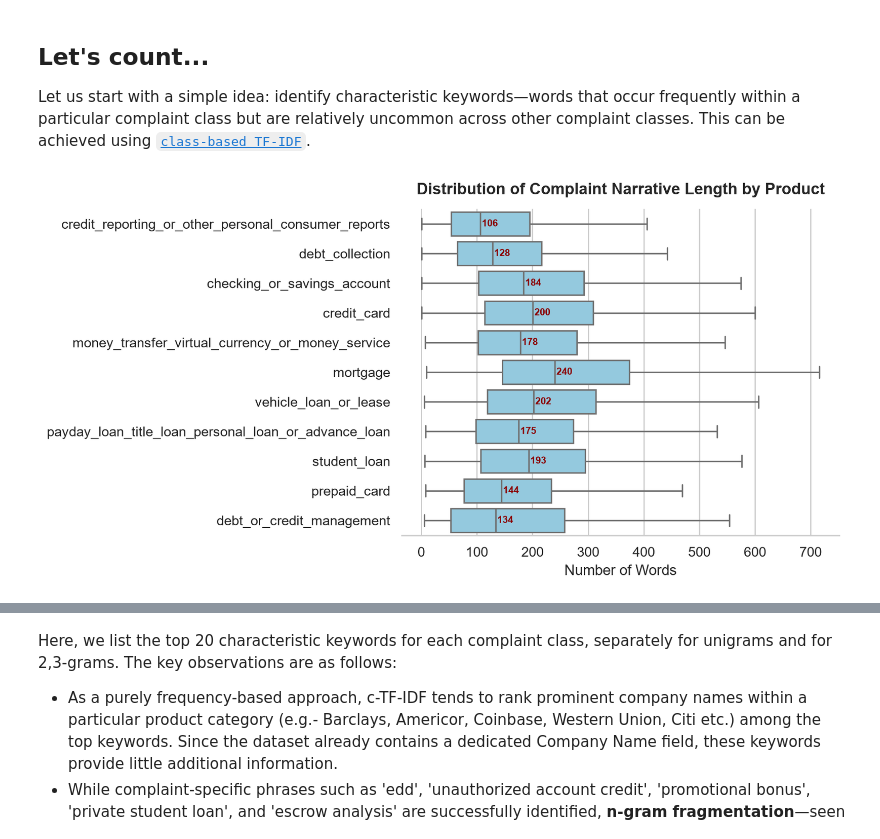
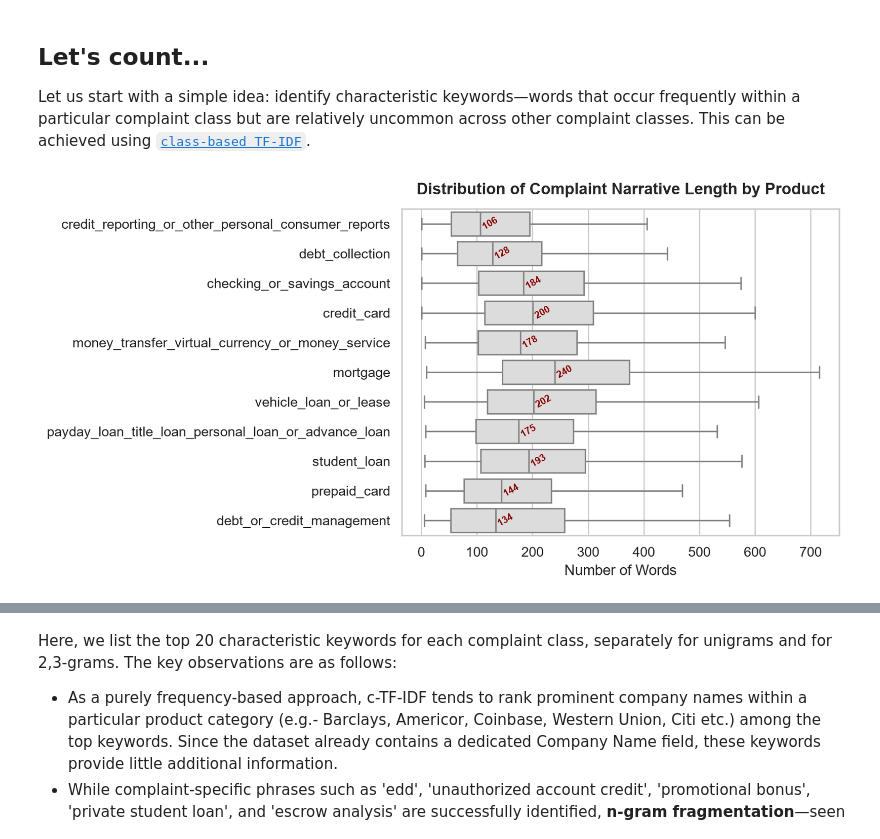
Before and after one commit to idnantimar/CFPB-Customer_Complaint_Analysis-beyond-classifiers, a Jupyter notebook: Customer Complaint Analysis.ipynb, the cells around one changed output, grey strips where cells are left out. Saved outputs shown, nothing was run; the diff lists cells and outputs as text; code cells hidden in the pictures.

```diff
--- a/Customer Complaint Analysis.ipynb
+++ b/Customer Complaint Analysis.ipynb
@@ -125,32 +126,31 @@ plt.show()
 ## Let's count...
 Let us start with a simple idea: identify characteristic keywords—words that occur frequently within a particular complaint class but are relatively uncommon across other complaint classes. This can be achieved using [`class-based TF-IDF`](https://www.maartengrootendorst.com/blog/ctfidf/).
 # %%
-df_wordcount = Data_Narrative.assign(WordCount=Data_Narrative['Narrative'].str.split().str.len())[['Product','WordCount']]
-wordcount_medians = df_wordcount.groupby('Product')['WordCount'].median().reindex(df_pie.index)
+df_wordcount = Data_Narrative.assign(WordCount=Data_Narrative["Narrative"].str.split().str.len())[["Product","WordCount"]]
+wordcount_medians = df_wordcount.groupby("Product")["WordCount"].median().reindex(df_pie.index)
 %config InlineBackend.figure_format = 'retina'
 sns.set_theme(style='whitegrid')
 ax = sns.boxplot(
     data=df_wordcount,
-    x='WordCount',y='Product',order=df_pie.index,
+    x="WordCount",y="Product",order=df_pie.index,
     showfliers=False,
-    color='skyblue',linewidth=1.2,
+    color='gainsboro',linewidth=1.2,
 )
 for y, median in enumerate(wordcount_medians):
     ax.text(
-        median+3,y,
+        median+1,y,
         f'{median:.0f}',
-        va='center',ha='left',fontsize=8,color='darkred',fontweight='bold'
+        va='center',ha='left',fontsize=8,color='darkred',fontweight='bold',rotation=30
     )
 ax.set_title(
     'Distribution of Complaint Narrative Length by Product',
     fontsize=13,weight='bold',pad=12,
 )
 ax.set_xlabel('Number of Words')
 ax.set_ylabel('')
-sns.despine(left=True)
 plt.show()
 # %% [output]
-[figure, old version]
+[figure, new version]
 # %%
 from my_scripts import ClassKeywordExtractor
 
```
Also changed, not shown: parts of 8 cells of this notebook.
